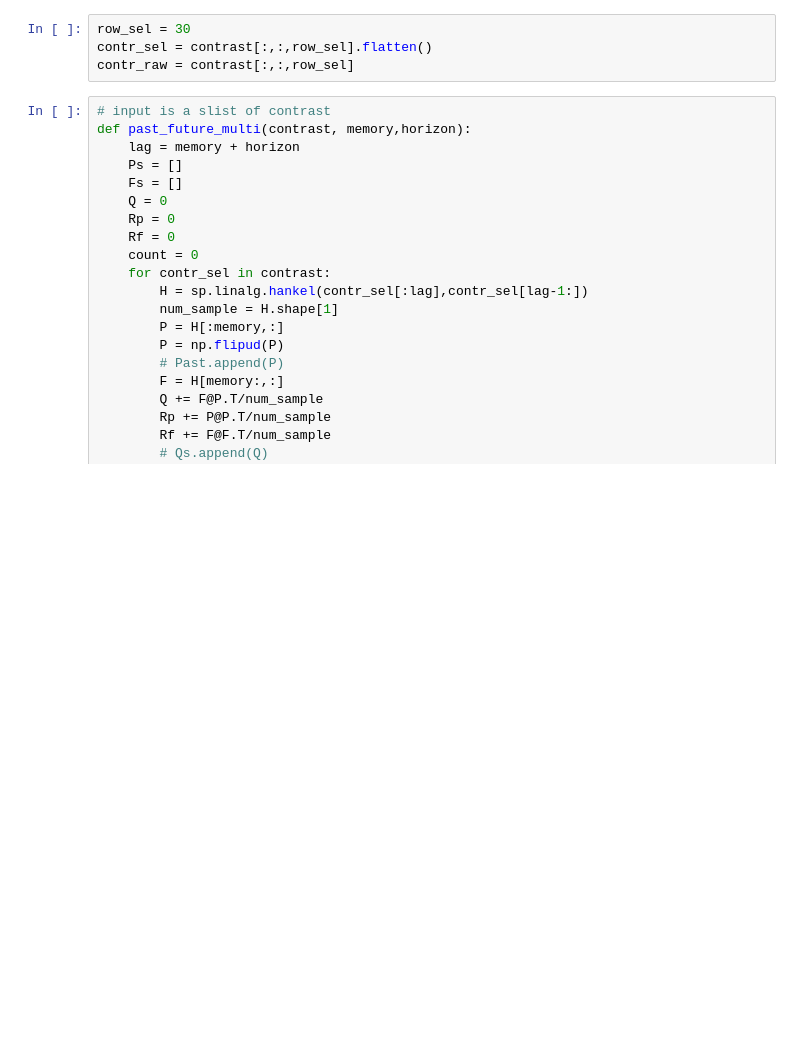
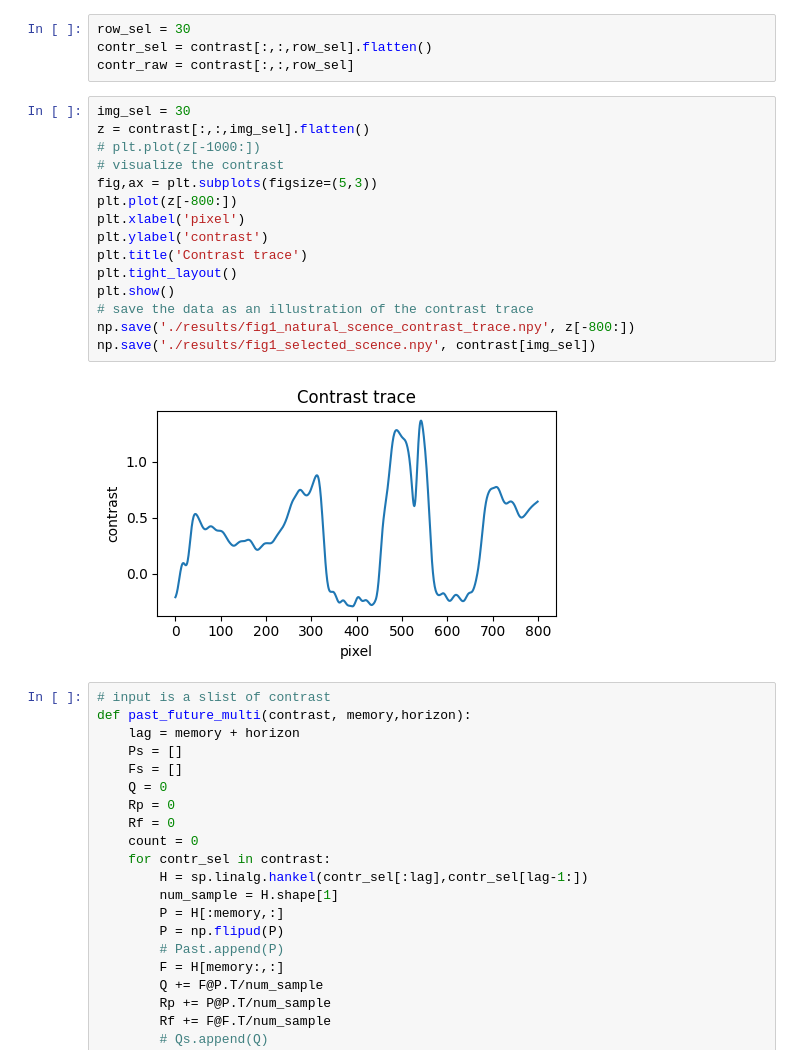
Before and after one commit to ShawnQin/ReSU, a Jupyter notebook: filter_natural_scene.ipynb, the cells around one changed output. Cells and saved outputs as stored; diff of their text form; blank space fills up the shorter version.

```diff
--- a/filter_natural_scene.ipynb
+++ b/filter_natural_scene.ipynb
@@ -61,6 +61,23 @@ plt.show()
 row_sel = 30
 contr_sel = contrast[:,:,row_sel].flatten()
 contr_raw = contrast[:,:,row_sel]
+# %%
+img_sel = 30
+z = contrast[:,:,img_sel].flatten()
+# plt.plot(z[-1000:])
+# visualize the contrast
+fig,ax = plt.subplots(figsize=(5,3))
+plt.plot(z[-800:])
+plt.xlabel('pixel')
+plt.ylabel('contrast')
+plt.title('Contrast trace')
+plt.tight_layout()
+plt.show()
+# save the data as an illustration of the contrast trace
+np.save('./results/fig1_natural_scence_contrast_trace.npy', z[-800:])
+np.save('./results/fig1_selected_scence.npy', contrast[img_sel])
+# %% [output]
+[figure, added]
 # %%
 # input is a slist of contrast
 def past_future_multi(contrast, memory,horizon):
```
Also changed, not shown: parts of 4 cells of this notebook, 4 other files.
